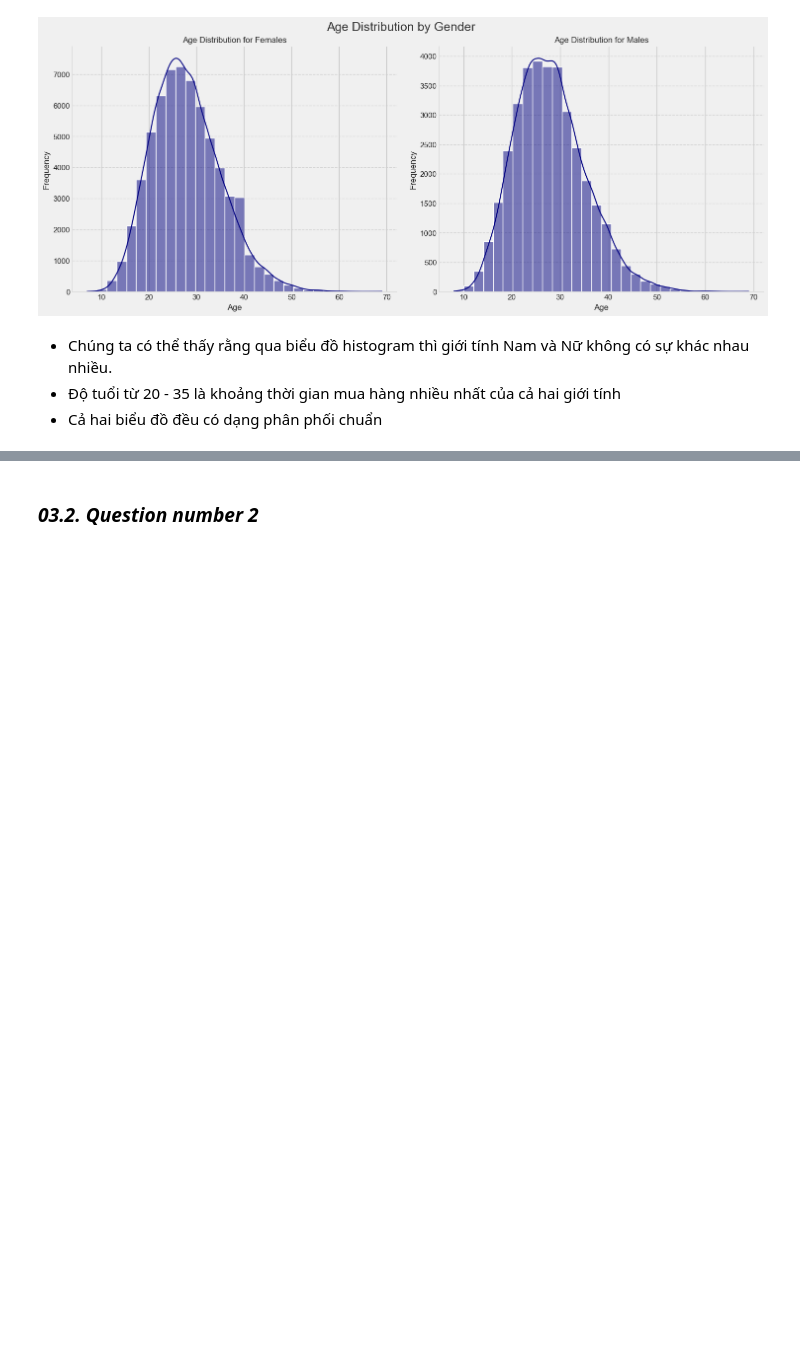
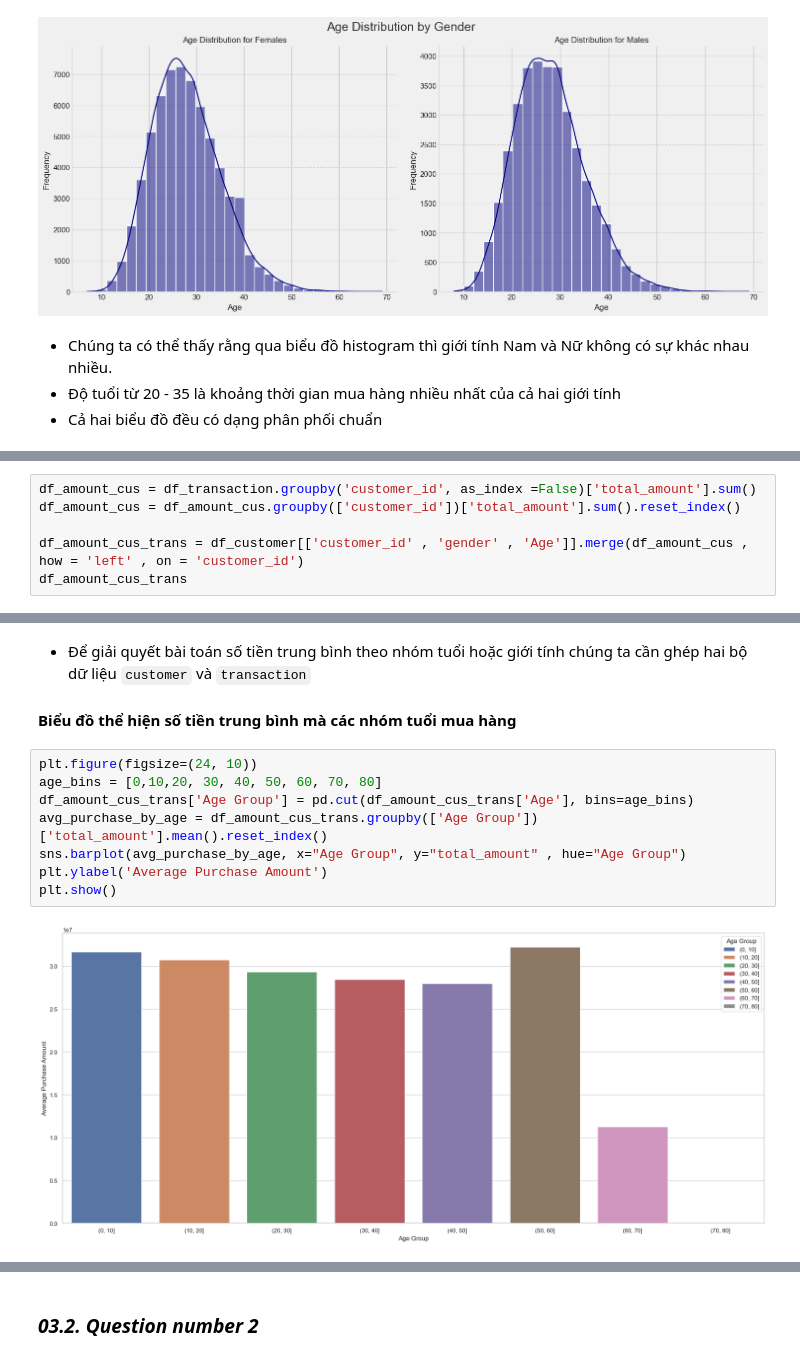
Before and after one commit to thanhanphan17/fashion-campus-dataset-analysis, a Jupyter notebook: [03]-Asking-Questions-and-Analyzing.ipynb, the cells around one changed output, grey strips where cells are left out. Cells and saved outputs as stored; diff of their text form; blank space fills up the shorter version.

```diff
--- a/[03]-Asking-Questions-and-Analyzing.ipynb
+++ b/[03]-Asking-Questions-and-Analyzing.ipynb
@@ -156,0 +162,6 @@ plt.show()
+# %%
+df_amount_cus = df_transaction.groupby('customer_id', as_index =False)['total_amount'].sum()
+df_amount_cus = df_amount_cus.groupby(['customer_id'])['total_amount'].sum().reset_index()
+
+df_amount_cus_trans = df_customer[['customer_id' , 'gender' , 'Age']].merge(df_amount_cus , how = 'left' , on = 'customer_id')
+df_amount_cus_trans
@@ -156,0 +182,14 @@ plt.show()
+# %% [markdown]
+- Để giải quyết bài toán số tiền trung bình theo nhóm tuổi hoặc giới tính chúng ta cần ghép hai bộ dữ liệu `customer` và `transaction`
+# %% [markdown]
+**Biểu đồ thể hiện số tiền trung bình mà các nhóm tuổi mua hàng**
+# %%
+plt.figure(figsize=(24, 10))
+age_bins = [0,10,20, 30, 40, 50, 60, 70, 80]
+df_amount_cus_trans['Age Group'] = pd.cut(df_amount_cus_trans['Age'], bins=age_bins)
+avg_purchase_by_age = df_amount_cus_trans.groupby(['Age Group'])['total_amount'].mean().reset_index()
+sns.barplot(avg_purchase_by_age, x="Age Group", y="total_amount" , hue="Age Group")
+plt.ylabel('Average Purchase Amount')
+plt.show()
+# %% [output]
+[figure, added]
```
Also changed, not shown: parts of 4 cells of this notebook, 1 other file.
